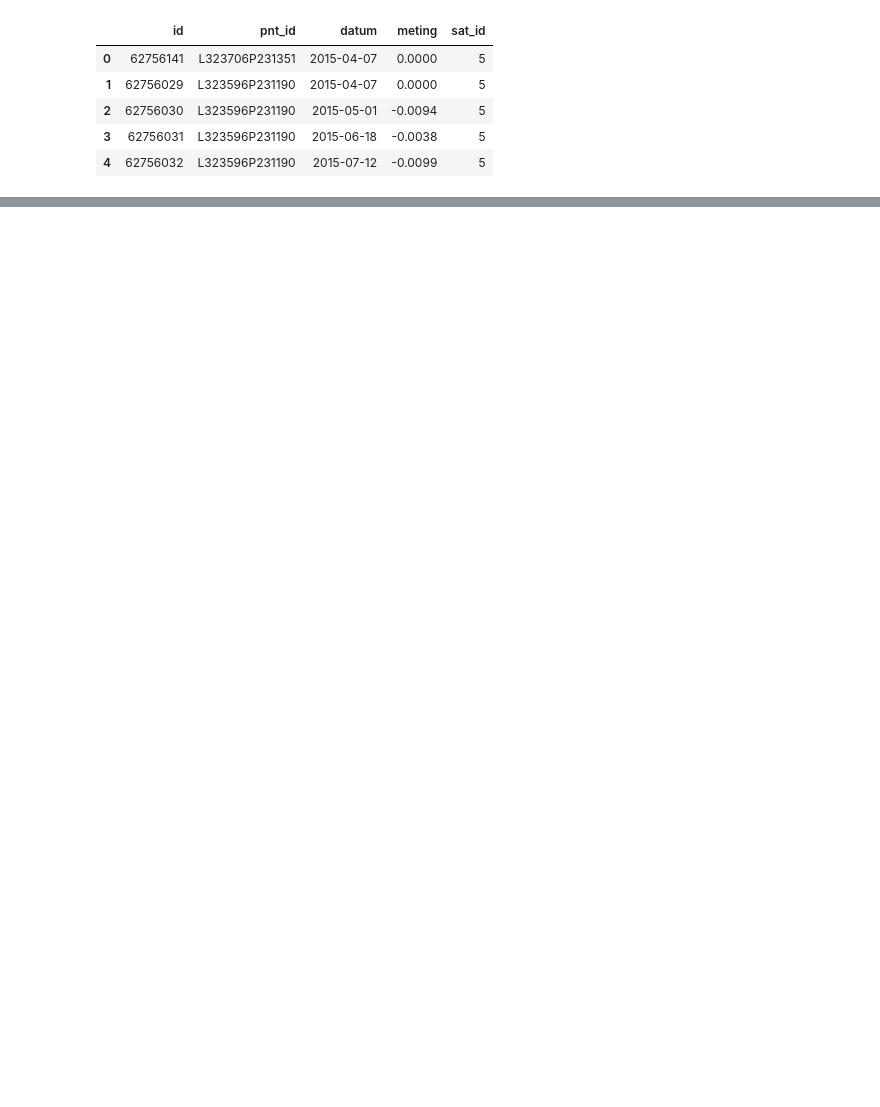
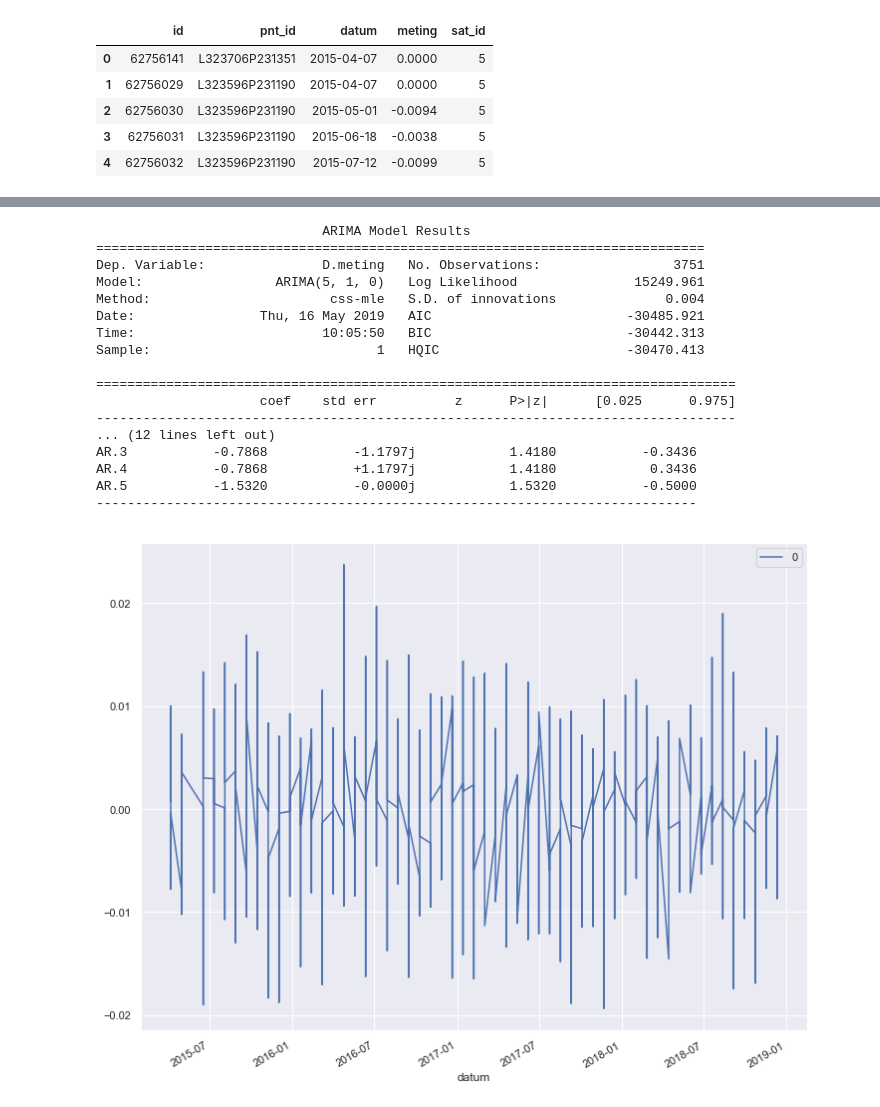
Before and after one commit to Jellybean12/Groepje-C3, a Jupyter notebook: ARMA.ipynb, the cells around one changed output, grey strips where cells are left out. Saved outputs shown, nothing was run; the diff lists cells and outputs as text; code cells hidden in the pictures; blank space fills up the shorter version.

```diff
--- a/ARMA.ipynb
+++ b/ARMA.ipynb
@@ -237,0 +420,40 @@ plt.show()
+# %%
+from pandas import read_csv
+from pandas import datetime
+from pandas import DataFrame
+from statsmodels.tsa.arima_model import ARIMA
+from matplotlib import pyplot
+
+def parser(x):
+	return datetime.strptime('190'+x, '%Y-%m')
+
+series = read_csv('sat1bor475.csv', header=0, parse_dates=[0], index_col=0, squeeze=True)
+# fit model
+model = ARIMA(series, order=(5,1,0))
+model_fit = model.fit(disp=0)
+print(model_fit.summary())
+# plot residual errors
+residuals = DataFrame(model_fit.resid)
+residuals.plot()
+pyplot.show()
+residuals.plot(kind='kde')
+pyplot.show()
+# %% [output]
+                             ARIMA Model Results
+==============================================================================
+Dep. Variable:               D.meting   No. Observations:                 3751
+Model:                 ARIMA(5, 1, 0)   Log Likelihood               15249.961
+Method:                       css-mle   S.D. of innovations              0.004
+Date:                Thu, 16 May 2019   AIC                         -30485.921
+Time:                        10:05:50   BIC                         -30442.313
+Sample:                             1   HQIC                        -30470.413
+
+==================================================================================
+                     coef    std err          z      P>|z|      [0.025      0.975]
+----------------------------------------------------------------------------------
+... (12 lines left out)
+AR.3           -0.7868           -1.1797j            1.4180           -0.3436
+AR.4           -0.7868           +1.1797j            1.4180            0.3436
+AR.5           -1.5320           -0.0000j            1.5320           -0.5000
+-----------------------------------------------------------------------------
+[figure, added]
```
Also changed, not shown: parts of 18 cells of this notebook, 3 other files.
